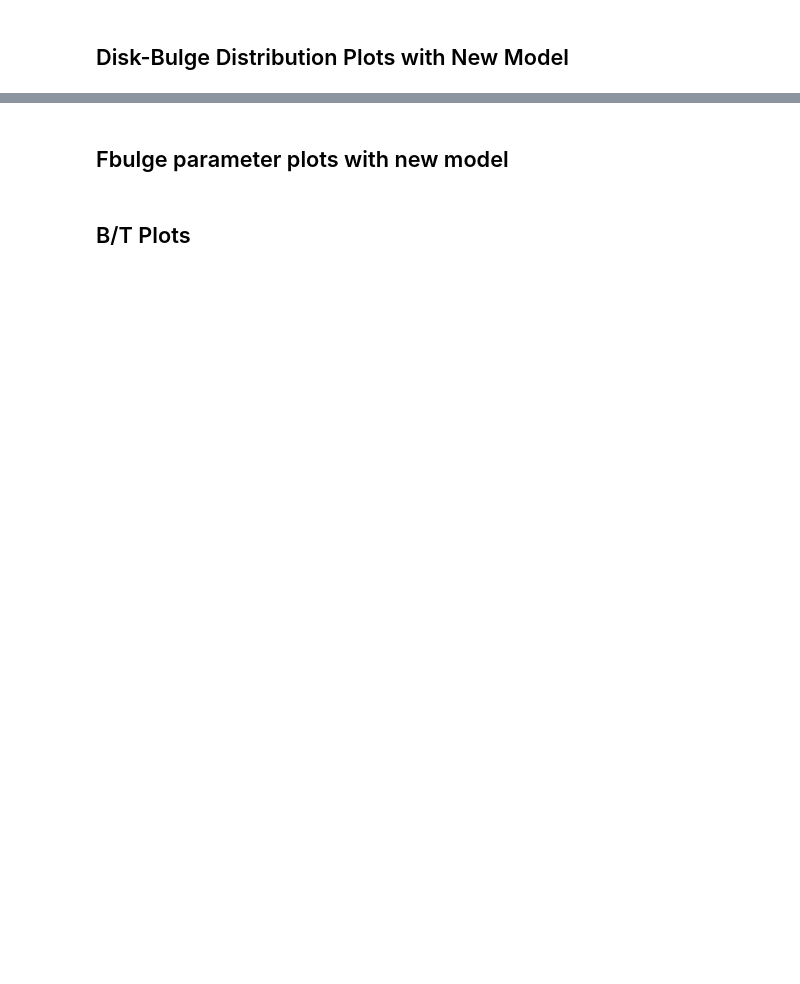
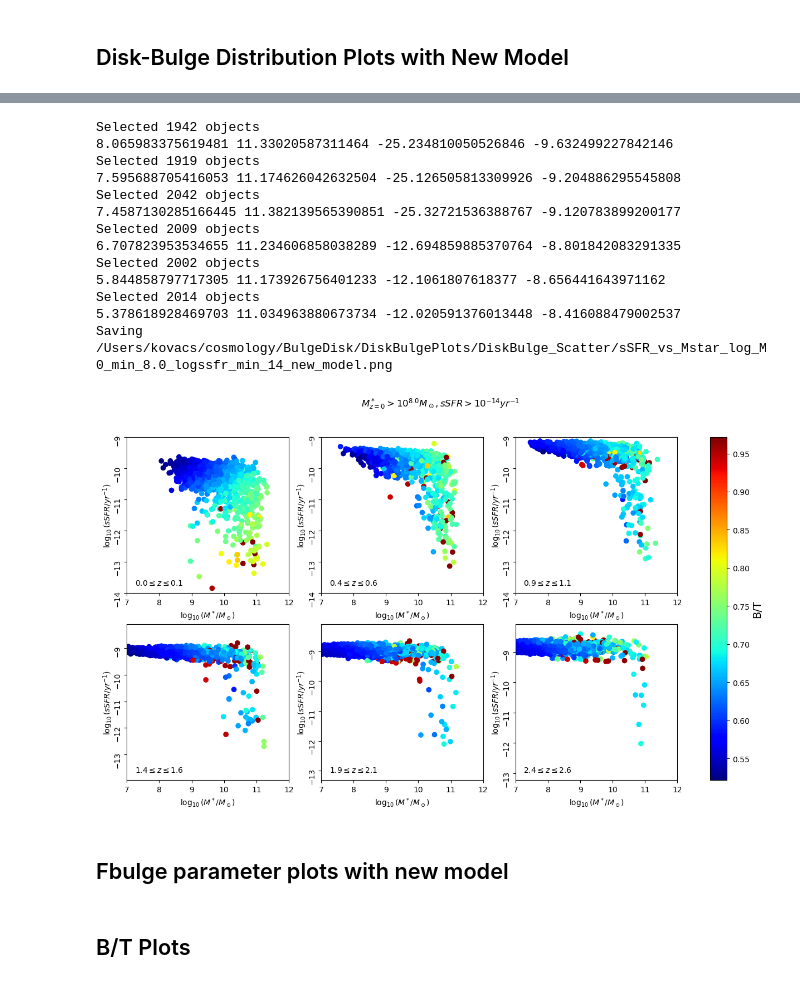
Before and after one commit to ArgonneCPAC/diffaux, a Jupyter notebook: notebooks/Test_New_Fbulge_Model.ipynb, the cells around one changed output, grey strips where cells are left out. Cells and saved outputs as stored; diff of their text form; code cells hidden in the pictures; blank space fills up the shorter version.

```diff
--- a/notebooks/Test_New_Fbulge_Model.ipynb
+++ b/notebooks/Test_New_Fbulge_Model.ipynb
@@ -51,7 +56,7 @@ disk_bulge_key, ran_key = jran.split(ran_key, 2)
 diffstar_cens = get_bulge_disk_decomposition(
     disk_bulge_key,
     diffstar_cens,
-    Fbulge2dParams=DEFAULT_FBULGE_2dSIGMOID_PARAMS,
+    fbulge_2d_params=DEFAULT_FBULGE_2dSIGMOID_PARAMS,
 )
 
 print(diffstar_cens.keys())
@@ -193,23 +218,38 @@ for m_lo, m_hi in zip(mass_bins[0:-1], mass_bins[1:]):
         pltname="sSFR_cut_on_{}_new_model.png",
     )
 # %%
-logMz0_min = 8.5
+logMz0_min = 8.0
 logssfr_min = -14
 mass_mask = np.log10(diffstar_cens["smh"][:, -1]) > logMz0_min
 title = "$M^*_{{z=0}} > 10^{{{:.1f}}} M_\\odot, sSFR > 10^{{{}}} yr^{{-1}}$".format(logMz0_min, logssfr_min)
 xname = "log_M0_min_{:.1f}_logssfr_min_{}".format(logMz0_min, -logssfr_min)
 plot_q1_vs_q2(
     jnp.log10(diffstar_cens["smh"][mass_mask]),
     jnp.log10(diffstar_cens["sSFR"][mass_mask]),
     zvalues,
     redshifts,
     diffstar_cens["bth"][mass_mask],
     title=title,
     xname=xname + "_new_model",
     ymin=logssfr_min,
     N=2000,
     plotdir=plotdir,
 )
+# %% [output]
+Selected 1942 objects
+8.065983375619481 11.33020587311464 -25.234810050526846 -9.632499227842146
+Selected 1919 objects
+7.595688705416053 11.174626042632504 -25.126505813309926 -9.204886295545808
+Selected 2042 objects
+7.4587130285166445 11.382139565390851 -25.32721536388767 -9.120783899200177
+Selected 2009 objects
+6.707823953534655 11.234606858038289 -12.694859885370764 -8.801842083291335
+Selected 2002 objects
+5.844858797717305 11.173926756401233 -12.1061807618377 -8.656441643971162
+Selected 2014 objects
+5.378618928469703 11.034963880673734 -12.020591376013448 -8.416088479002537
+Saving /Users/kovacs/cosmology/BulgeDisk/DiskBulgePlots/DiskBulge_Scatter/sSFR_vs_Mstar_log_M0_min_8.0_logssfr_min_14_new_model.png
+[figure, added]
 # %% [markdown]
 ## Fbulge parameter plots with new model
 # %%
```
Also changed, not shown: parts of 9 cells of this notebook, 16 other files.
